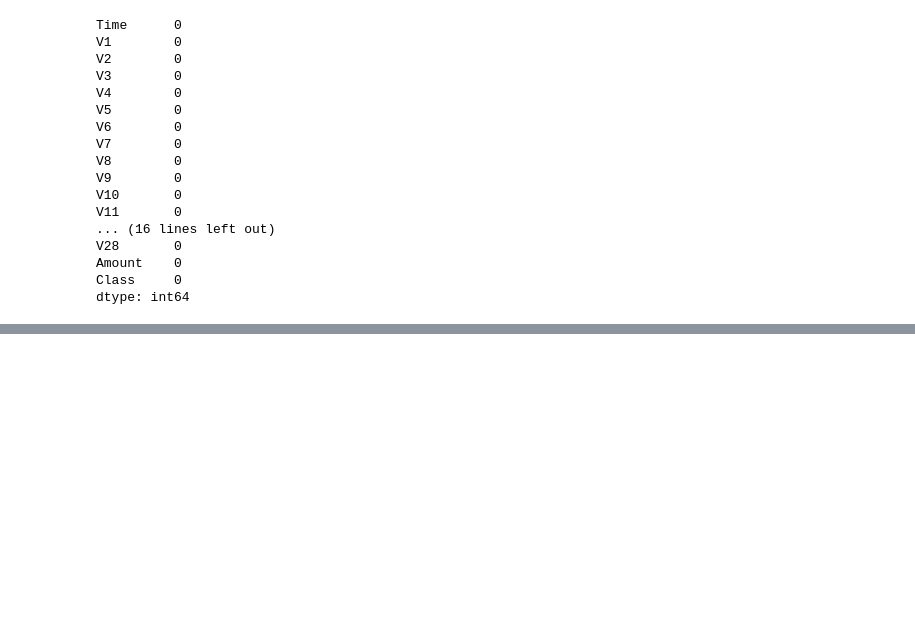
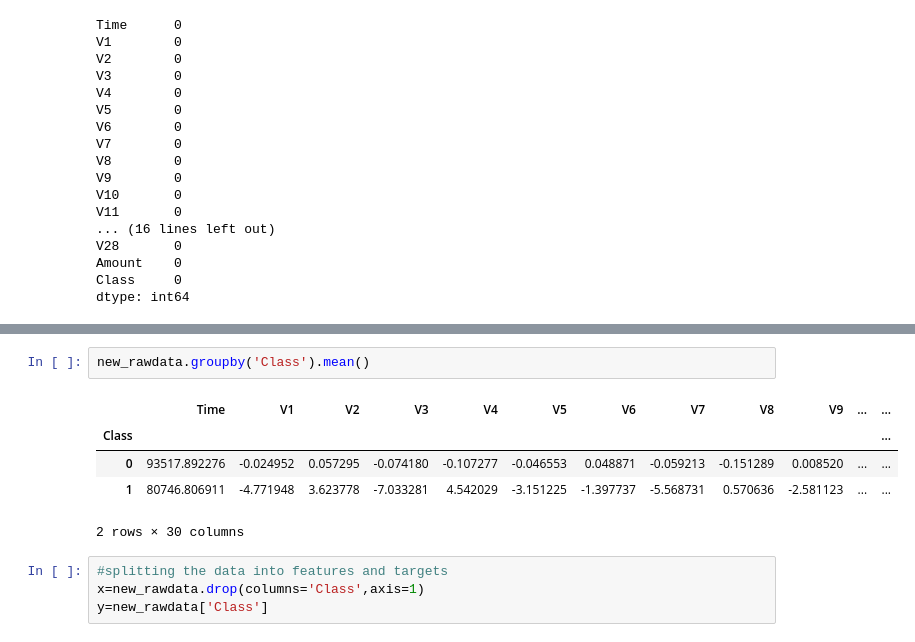
Before and after one commit to Nipulakalanka/ML_Assignment2_IT19239644_IT19174440_IT19185958, a Jupyter notebook: Credit Card Fraud Detection.ipynb, the cells around one changed output, grey strips where cells are left out. Saved outputs shown, nothing was run; the diff lists cells and outputs as text; blank space fills up the shorter version.

```diff
--- a/Credit Card Fraud Detection.ipynb
+++ b/Credit Card Fraud Detection.ipynb
@@ -132,0 +227,12 @@ plt.show()
+# %%
+new_rawdata.groupby('Class').mean()
+# %% [output]
+|  | Time | V1 | V2 | V3 | V4 | V5 | V6 | V7 | V8 | V9 | ... | ... |
+| Class |  |  |  |  |  |  |  |  |  |  |  | ... |
+| 0 | 93517.892276 | -0.024952 | 0.057295 | -0.074180 | -0.107277 | -0.046553 | 0.048871 | -0.059213 | -0.151289 | 0.008520 | ... | ... |
+| 1 | 80746.806911 | -4.771948 | 3.623778 | -7.033281 | 4.542029 | -3.151225 | -1.397737 | -5.568731 | 0.570636 | -2.581123 | ... | ... |
+2 rows × 30 columns
+# %%
+#splitting the data into features and targets
+x=new_rawdata.drop(columns='Class',axis=1)
+y=new_rawdata['Class']
```
Also changed, not shown: parts of 22 cells of this notebook.
